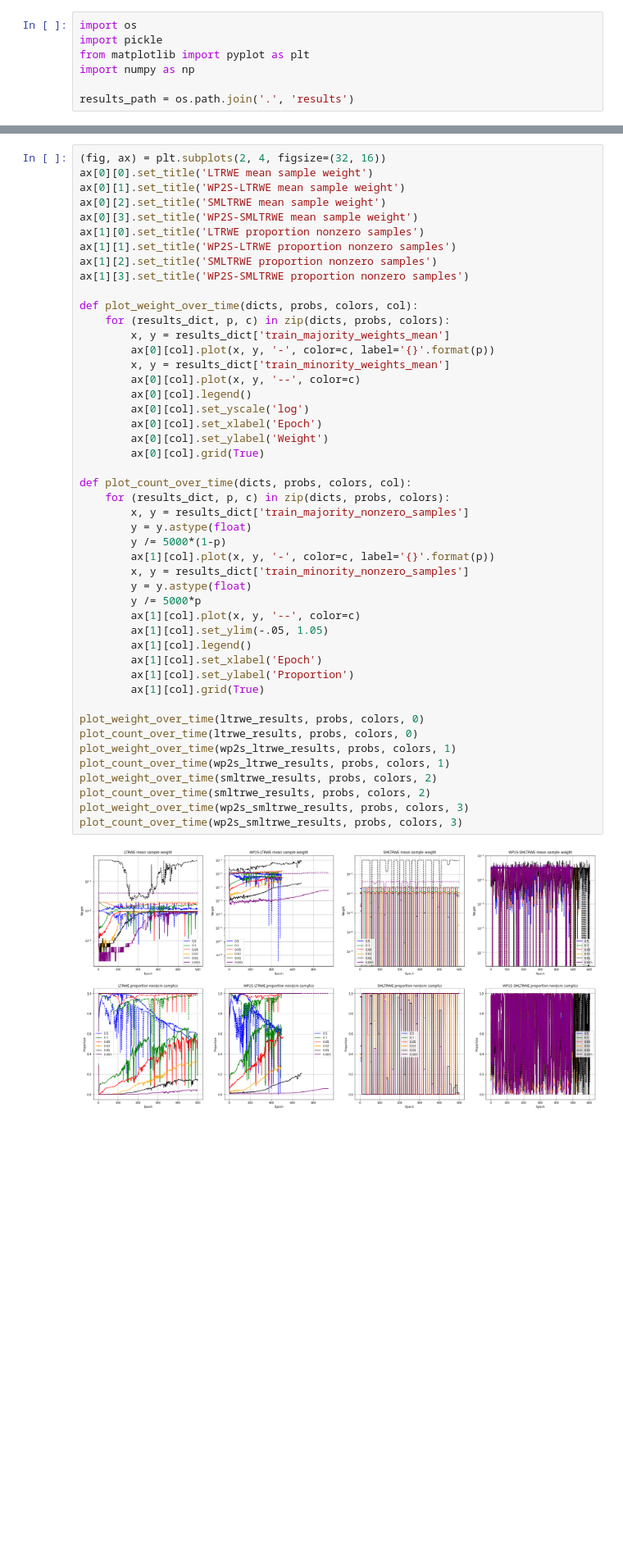
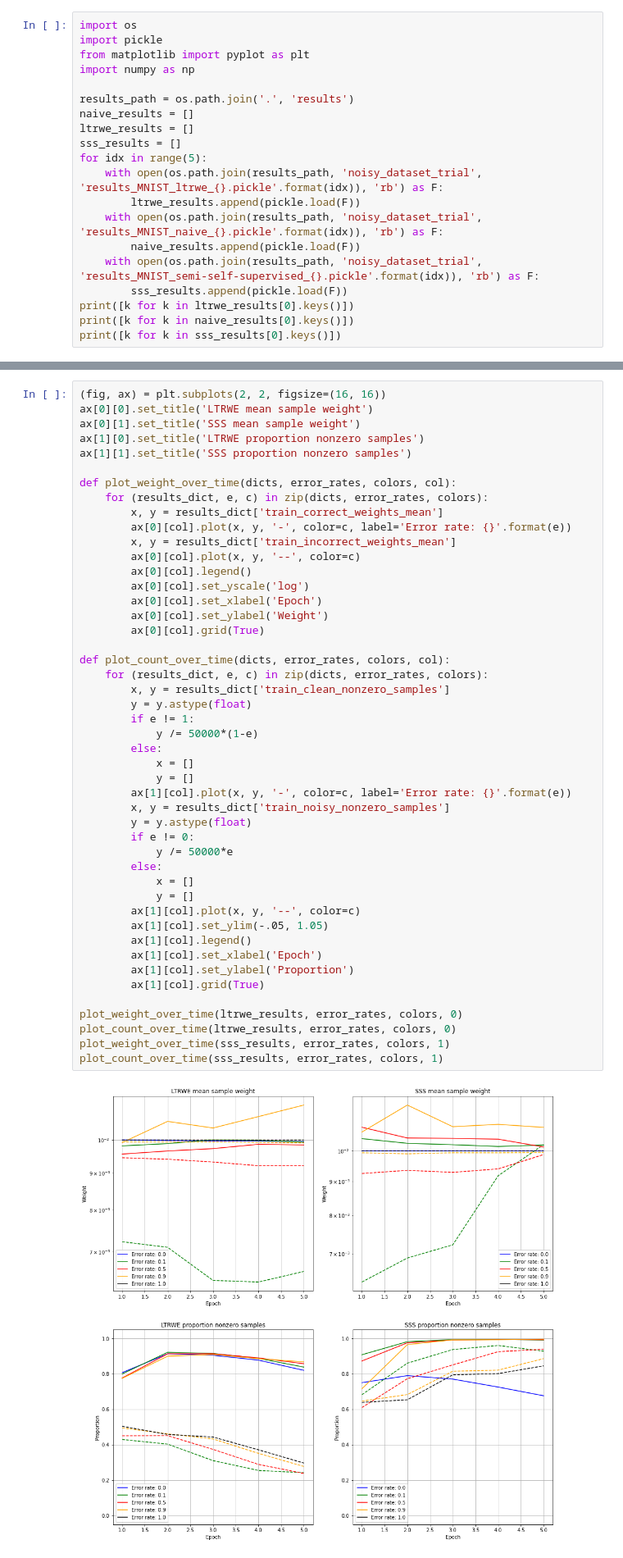
Before and after one commit to jimgammell/ece595ml_project, a Jupyter notebook: display_results.ipynb, the cells around one changed output, grey strips where cells are left out. Shown at 82% size. Saved outputs shown, nothing was run; the diff lists cells and outputs as text; blank space fills up the shorter version.

```diff
--- a/display_results.ipynb
+++ b/display_results.ipynb
@@ -5,3 +5,16 @@ from matplotlib import pyplot as plt
 import numpy as np
 
 results_path = os.path.join('.', 'results')
+naive_results = []
+ltrwe_results = []
+sss_results = []
+for idx in range(5):
+    with open(os.path.join(results_path, 'noisy_dataset_trial', 'results_MNIST_ltrwe_{}.pickle'.format(idx)), 'rb') as F:
+        ltrwe_results.append(pickle.load(F))
+    with open(os.path.join(results_path, 'noisy_dataset_trial', 'results_MNIST_naive_{}.pickle'.format(idx)), 'rb') as F:
+        naive_results.append(pickle.load(F))
+    with open(os.path.join(results_path, 'noisy_dataset_trial', 'results_MNIST_semi-self-supervised_{}.pickle'.format(idx)), 'rb') as F:
+        sss_results.append(pickle.load(F))
+print([k for k in ltrwe_results[0].keys()])
+print([k for k in naive_results[0].keys()])
+print([k for k in sss_results[0].keys()])
@@ -137,52 +129,52 @@ Text(0.5, 1.0, 'WP2S-SMLTRWE')
 # %%
-(fig, ax) = plt.subplots(2, 4, figsize=(32, 16))
+(fig, ax) = plt.subplots(2, 2, figsize=(16, 16))
 ax[0][0].set_title('LTRWE mean sample weight')
-ax[0][1].set_title('WP2S-LTRWE mean sample weight')
-ax[0][2].set_title('SMLTRWE mean sample weight')
-ax[0][3].set_title('WP2S-SMLTRWE mean sample weight')
+ax[0][1].set_title('SSS mean sample weight')
 ax[1][0].set_title('LTRWE proportion nonzero samples')
-ax[1][1].set_title('WP2S-LTRWE proportion nonzero samples')
-ax[1][2].set_title('SMLTRWE proportion nonzero samples')
-ax[1][3].set_title('WP2S-SMLTRWE proportion nonzero samples')
+ax[1][1].set_title('SSS proportion nonzero samples')
 
-def plot_weight_over_time(dicts, probs, colors, col):
-    for (results_dict, p, c) in zip(dicts, probs, colors):
-        x, y = results_dict['train_majority_weights_mean']
-        ax[0][col].plot(x, y, '-', color=c, label='{}'.format(p))
-        x, y = results_dict['train_minority_weights_mean']
+def plot_weight_over_time(dicts, error_rates, colors, col):
+    for (results_dict, e, c) in zip(dicts, error_rates, colors):
+        x, y = results_dict['train_correct_weights_mean']
+        ax[0][col].plot(x, y, '-', color=c, label='Error rate: {}'.format(e))
+        x, y = results_dict['train_incorrect_weights_mean']
         ax[0][col].plot(x, y, '--', color=c)
         ax[0][col].legend()
         ax[0][col].set_yscale('log')
         ax[0][col].set_xlabel('Epoch')
         ax[0][col].set_ylabel('Weight')
         ax[0][col].grid(True)
 
-def plot_count_over_time(dicts, probs, colors, col):
-    for (results_dict, p, c) in zip(dicts, probs, colors):
-        x, y = results_dict['train_majority_nonzero_samples']
+def plot_count_over_time(dicts, error_rates, colors, col):
+    for (results_dict, e, c) in zip(dicts, error_rates, colors):
+        x, y = results_dict['train_clean_nonzero_samples']
         y = y.astype(float)
-        y /= 5000*(1-p)
-        ax[1][col].plot(x, y, '-', color=c, label='{}'.format(p))
-        x, y = results_dict['train_minority_nonzero_samples']
+        if e != 1:
+            y /= 50000*(1-e)
+        else:
+            x = []
+            y = []
+        ax[1][col].plot(x, y, '-', color=c, label='Error rate: {}'.format(e))
+        x, y = results_dict['train_noisy_nonzero_samples']
         y = y.astype(float)
-        y /= 5000*p
+        if e != 0:
+            y /= 50000*e
+        else:
+            x = []
+            y = []
         ax[1][col].plot(x, y, '--', color=c)
         ax[1][col].set_ylim(-.05, 1.05)
         ax[1][col].legend()
         ax[1][col].set_xlabel('Epoch')
         ax[1][col].set_ylabel('Proportion')
         ax[1][col].grid(True)
 
-plot_weight_over_time(ltrwe_results, probs, colors, 0)
-plot_count_over_time(ltrwe_results, probs, colors, 0)
-plot_weight_over_time(wp2s_ltrwe_results, probs, colors, 1)
-plot_count_over_time(wp2s_ltrwe_results, probs, colors, 1)
-plot_weight_over_time(smltrwe_results, probs, colors, 2)
-plot_count_over_time(smltrwe_results, probs, colors, 2)
-plot_weight_over_time(wp2s_smltrwe_results, probs, colors, 3)
-plot_count_over_time(wp2s_smltrwe_results, probs, colors, 3)
+plot_weight_over_time(ltrwe_results, error_rates, colors, 0)
+plot_count_over_time(ltrwe_results, error_rates, colors, 0)
+plot_weight_over_time(sss_results, error_rates, colors, 1)
+plot_count_over_time(sss_results, error_rates, colors, 1)
 # %% [output]
-[figure, old version]
+[figure, new version]
 # %%
 def print_time(dicts):
     times = []
```
Also changed, not shown: parts of 5 cells of this notebook, 19 other files.
